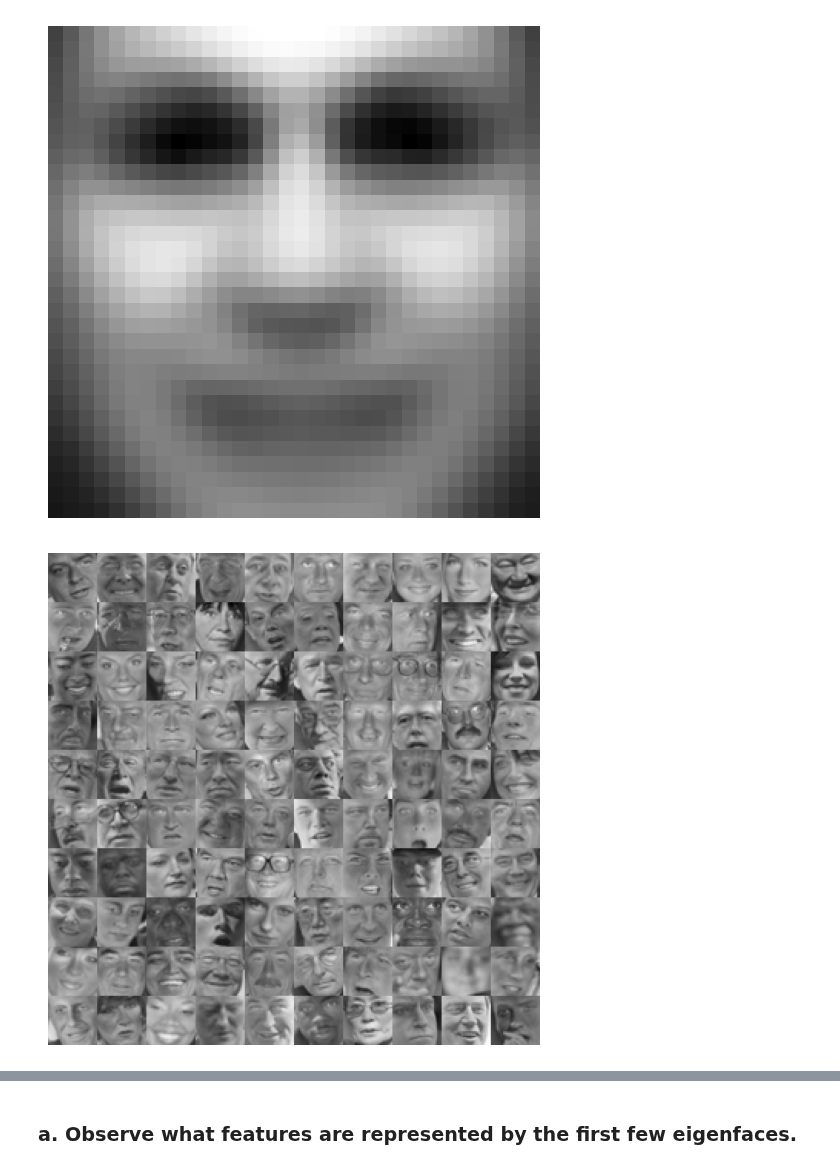
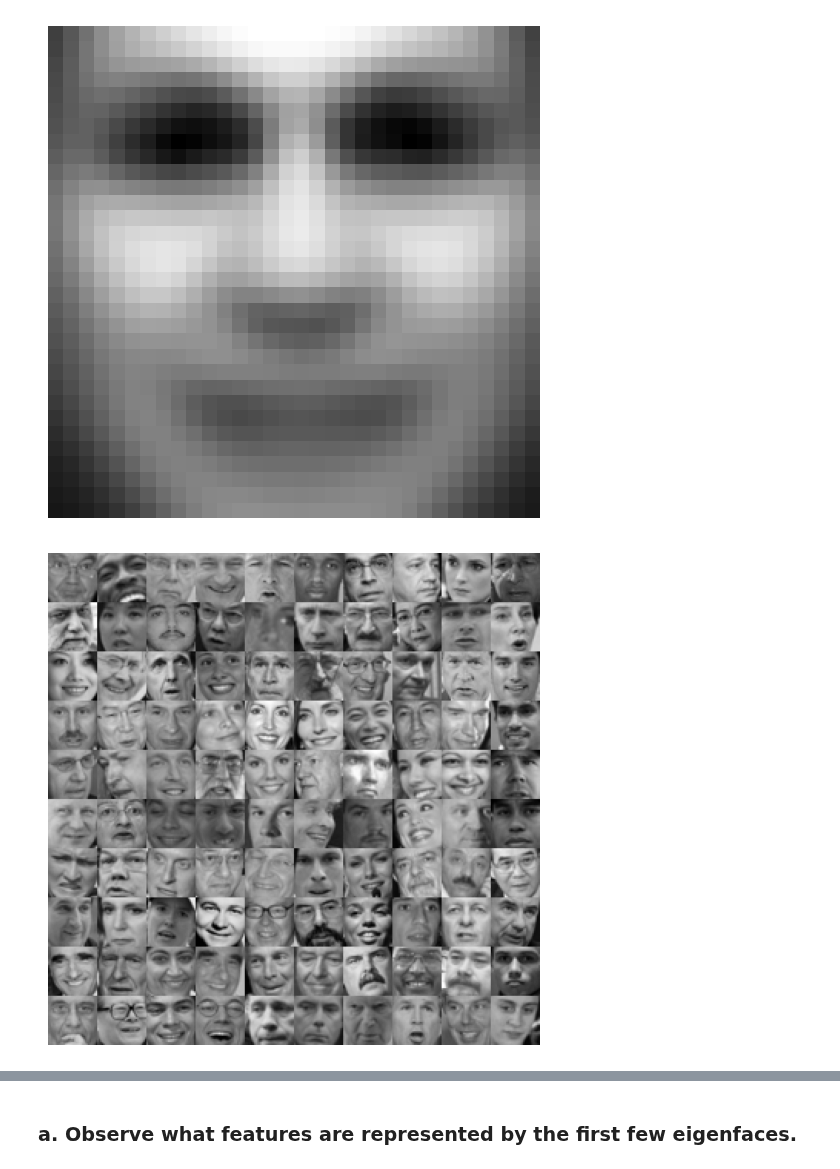
Before and after one commit to JouhC/ai-linearalgebra-probsets, a Jupyter notebook: notebooks/ps1.ipynb, the cells around one changed output, grey strips where cells are left out. Cells and saved outputs as stored; diff of their text form; code cells hidden in the pictures.

```diff
--- a/notebooks/ps1.ipynb
+++ b/notebooks/ps1.ipynb
@@ -37,10 +39,9 @@ def print_faces(faces,N = 100, column_size = 10):
     while count < N:
         for i in range(row_size):
             for j in range(column_size):
-                allPersons[i*n : (i+1)*n, j*m : (j+1)*m] = faces[count,:].reshape(n,m).T
+                allPersons[i*n : (i+1)*n, j*m : (j+1)*m] = np.real(faces[count,:].reshape(n,m).T)
                 count += 1
 
-    px = 1/plt.rcParams['figure.dpi']  # pixel in inches
     plt.rcParams['figure.figsize'] = [5, 5]
     plt.rcParams.update({'font.size': 8})
     plt.rcParams['figure.constrained_layout.use'] = True
@@ -75,8 +72,8 @@ print_face(np.reshape(average_face,(32,32)).T)
 # %% [output]
 [figure]
 # %%
-X = training_faces - average_face
+X = training_faces
 print_faces(X, N=100)
 # %% [output]
-[figure, old version]
+[figure, new version]
 # %%
```
Also changed, not shown: parts of 25 cells of this notebook.
